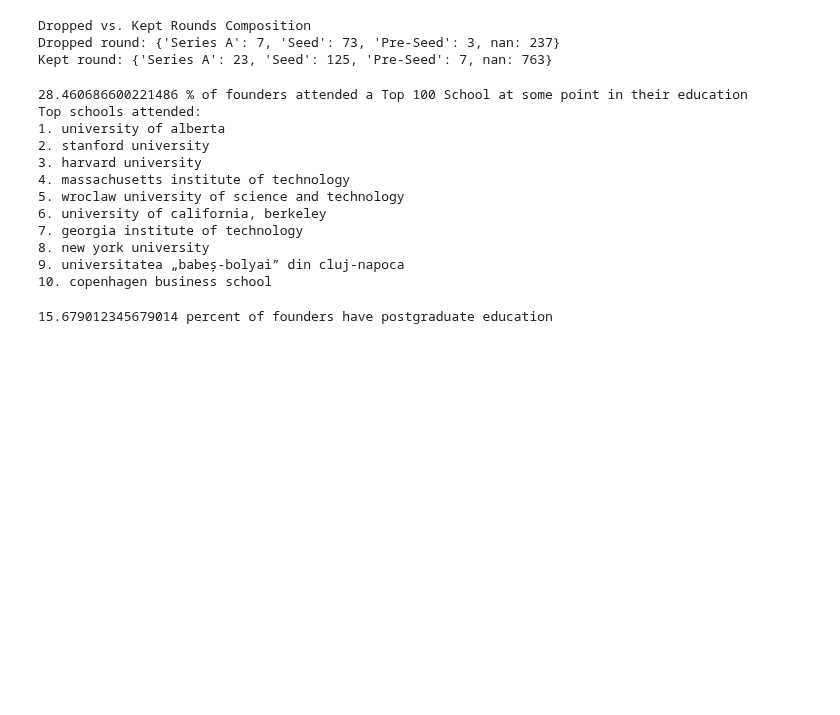
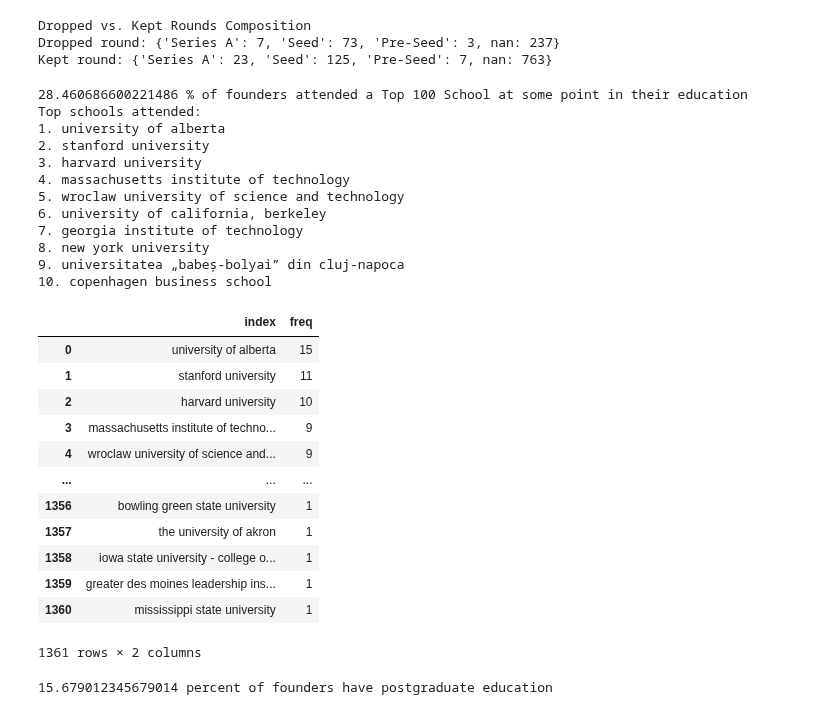
Before and after one commit to sarahbeasley2020/Scraping, a Jupyter notebook: Backtesting/Backtest_Analysis.ipynb, the cells around one changed output. Cells and saved outputs as stored; diff of their text form; code cells hidden in the pictures; blank space fills up the shorter version.

```diff
--- a/Backtesting/Backtest_Analysis.ipynb
+++ b/Backtesting/Backtest_Analysis.ipynb
@@ -416,33 +416,47 @@ def pedigreeUniversity(alldata, topSchools):
                                     break
     schoolDict = {k: v for k, v in sorted(schoolDict.items(), key=lambda item: item[1], reverse=True)}
     return schoolDict, topCount, founderCount
 
 schoolDict, topCount, founderCount = pedigreeUniversity(alldata, topSchools)
 print("{} % of founders attended a Top 100 School at some point in their education".format(str(topCount / founderCount * 100)))
 
 print("Top schools attended:")
 count = 1
 for k in schoolDict.keys():
     if count <= 10:
         print("{}. {}".format(str(count), k))
         count += 1
     else:
         break
 
 df_school = pd.DataFrame.from_dict(schoolDict, orient='index', columns=['freq']).reset_index()
+df_school
 # %% [output]
 28.460686600221486 % of founders attended a Top 100 School at some point in their education
 Top schools attended:
 1. university of alberta
 2. stanford university
 3. harvard university
 4. massachusetts institute of technology
 5. wroclaw university of science and technology
 6. university of california, berkeley
 7. georgia institute of technology
 8. new york university
 9. universitatea „babeș-bolyai” din cluj-napoca
 10. copenhagen business school
+|  | index | freq |
+| 0 | university of alberta | 15 |
+| 1 | stanford university | 11 |
+| 2 | harvard university | 10 |
+| 3 | massachusetts institute of techno... | 9 |
+| 4 | wroclaw university of science and... | 9 |
+| ... | ... | ... |
+| 1356 | bowling green state university | 1 |
+| 1357 | the university of akron | 1 |
+| 1358 | iowa state university - college o... | 1 |
+| 1359 | greater des moines leadership ins... | 1 |
+| 1360 | mississippi state university | 1 |
+1361 rows × 2 columns
 # %%
 '''
 Pedigree
```
Also changed, not shown: parts of 2 cells of this notebook.
